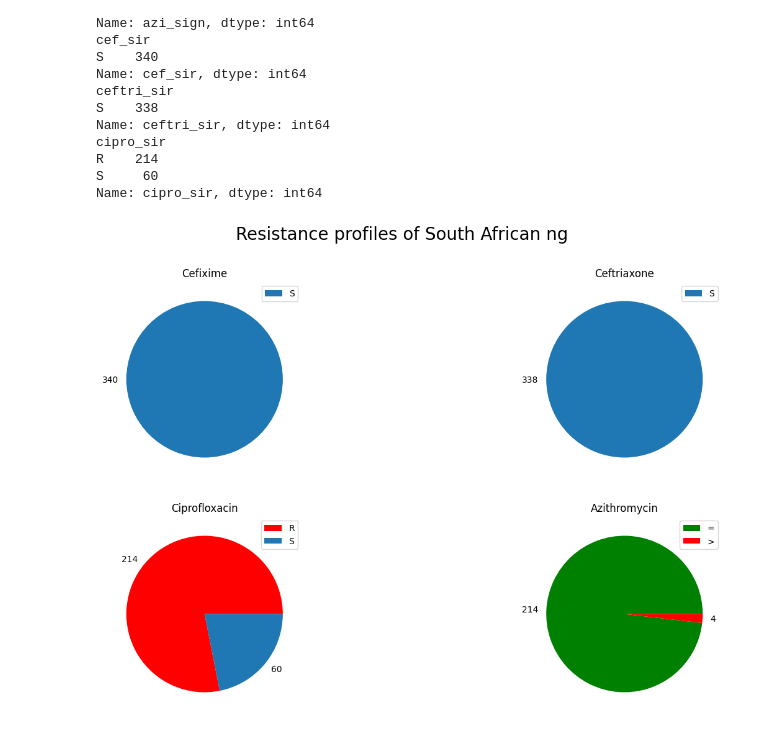
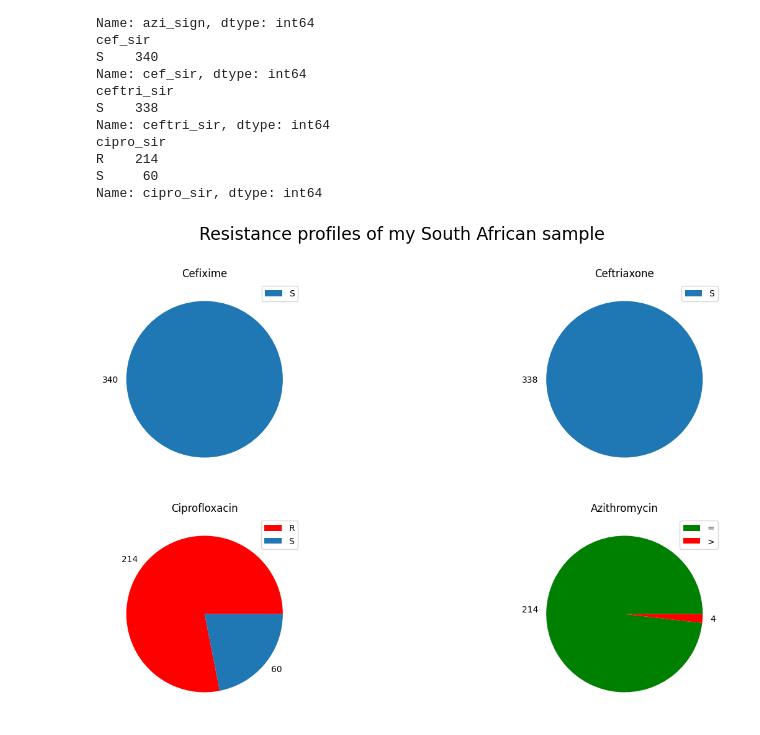
Before and after one commit to watchlotr/NGonorrhoeae_Y4, a Jupyter notebook: NG_Figures.ipynb, the cells around one changed output. Cells and saved outputs as stored; diff of their text form; code cells hidden in the pictures.

```diff
--- a/NG_Figures.ipynb
+++ b/NG_Figures.ipynb
@@ -133,27 +188,27 @@ Name: cipro_sir, dtype: int64
 # %%
 fig, ax = plt.subplots(2,2, figsize = (16,9))
 
 ax[0,0].pie(amr_cef, labels = amr_cef)
 ax[0,0].set_title("Cefixime")
 ax[0,0].legend(amr_cef.keys().tolist(), loc = "upper right")
 
 ax[0,1].pie(amr_ceftri, labels = amr_ceftri)
 ax[0,1].set_title("Ceftriaxone")
 ax[0,1].legend(amr_ceftri.keys().tolist(), loc = "upper right")
 
 ax[1,0].pie(amr_cipro, labels = amr_cipro, colors = ["red", "#1f77b4"])
 ax[1,0].set_title("Ciprofloxacin")
 ax[1,0].legend(amr_cipro.keys().tolist(), loc = "upper right")
 
 ax[1,1].pie(amr_azi, labels = amr_azi, colors = ["green", "red"])
 ax[1,1].set_title("Azithromycin")
 ax[1,1].legend(amr_azi.keys().tolist(), loc = "upper right")
 
-fig.suptitle("Resistance profiles of South African ng", fontsize = 20)
+fig.suptitle("Resistance profiles of my South African sample", fontsize = 20)
 
 plt.show()
 # %% [output]
-[figure, old version]
+[figure, new version]
 # %%
 sa_amr: pd.DataFrame = pd.read_csv("Data/sa_amr_prof.csv", sep = ",", header = "infer")
 
```
Also changed, not shown: parts of 5 cells of this notebook.
